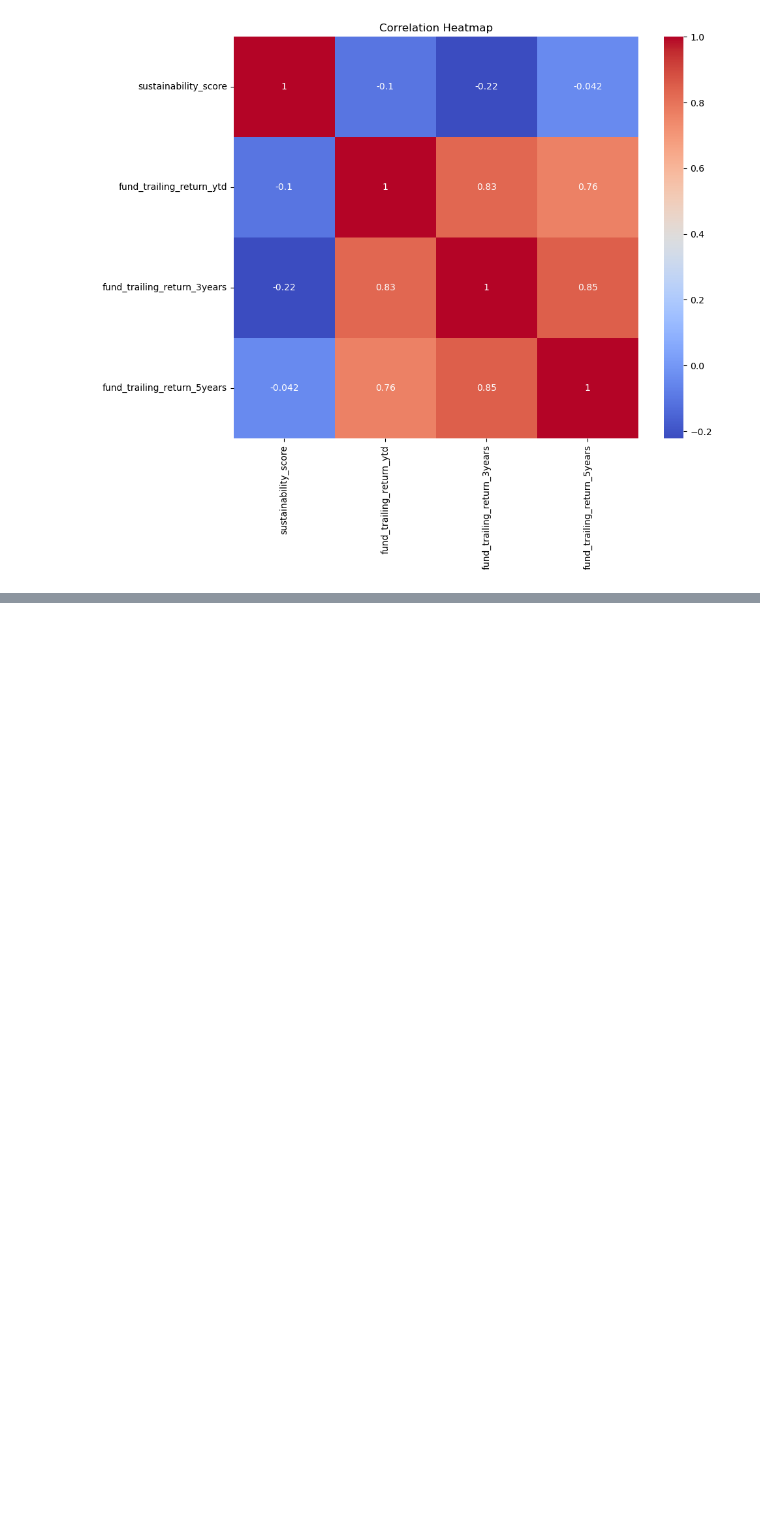
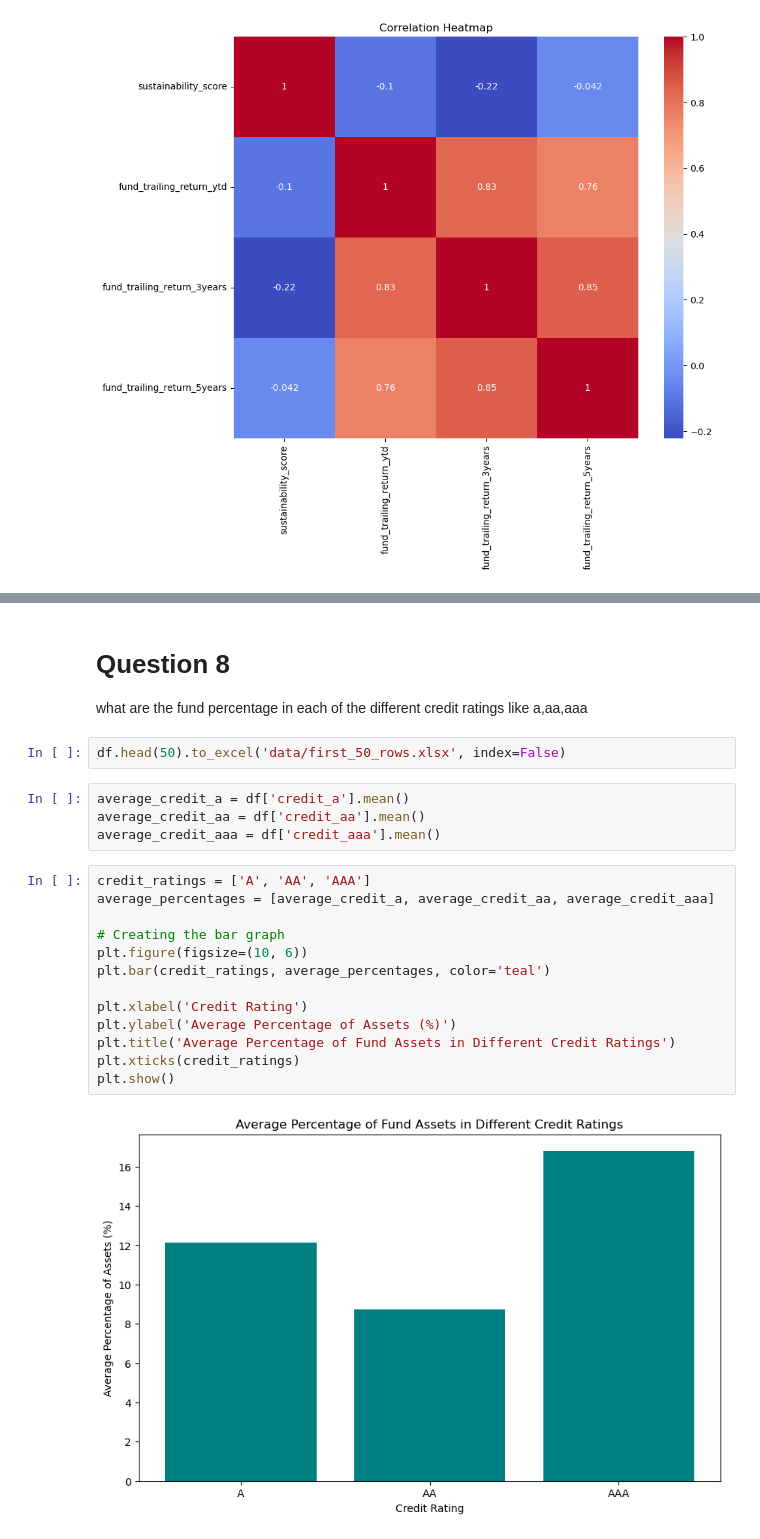
Before and after one commit to abishekchiffon/Risk_prediction_Mutual_funds, a Jupyter notebook: EDA Nov 25.ipynb, the cells around one changed output, grey strips where cells are left out. Cells and saved outputs as stored; diff of their text form; blank space fills up the shorter version.

Commit message:
Question 8, fund percentage in each credit ratings

```diff
--- a/EDA Nov 25.ipynb
+++ b/EDA Nov 25.ipynb
@@ -596,0 +597,25 @@ plt.show()
+# %% [markdown]
+# Question 8
+
+what are the fund percentage in each of the different credit ratings like a,aa,aaa
+# %%
+df.head(50).to_excel('data/first_50_rows.xlsx', index=False)
+# %%
+average_credit_a = df['credit_a'].mean()
+average_credit_aa = df['credit_aa'].mean()
+average_credit_aaa = df['credit_aaa'].mean()
+# %%
+credit_ratings = ['A', 'AA', 'AAA']
+average_percentages = [average_credit_a, average_credit_aa, average_credit_aaa]
+
+# Creating the bar graph
+plt.figure(figsize=(10, 6))
+plt.bar(credit_ratings, average_percentages, color='teal')
+
+plt.xlabel('Credit Rating')
+plt.ylabel('Average Percentage of Assets (%)')
+plt.title('Average Percentage of Fund Assets in Different Credit Ratings')
+plt.xticks(credit_ratings)
+plt.show()
+# %% [output]
+[figure, added]
```
Also changed, not shown: parts of 11 cells of this notebook.
